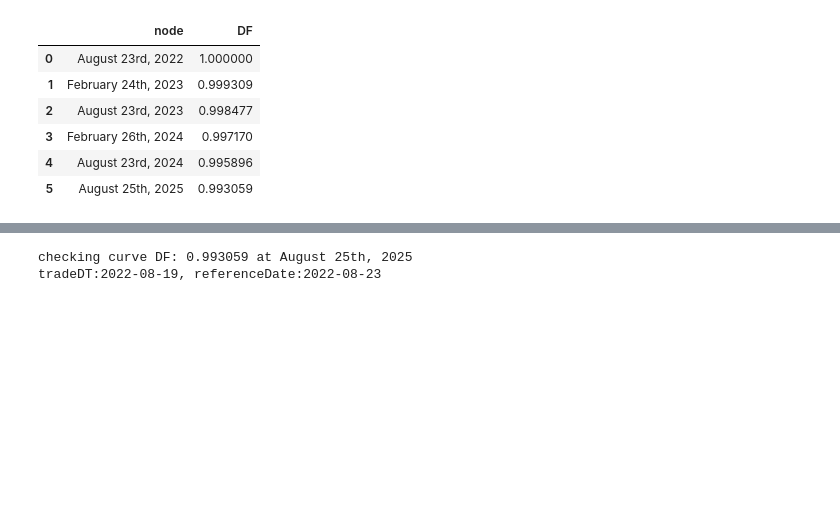
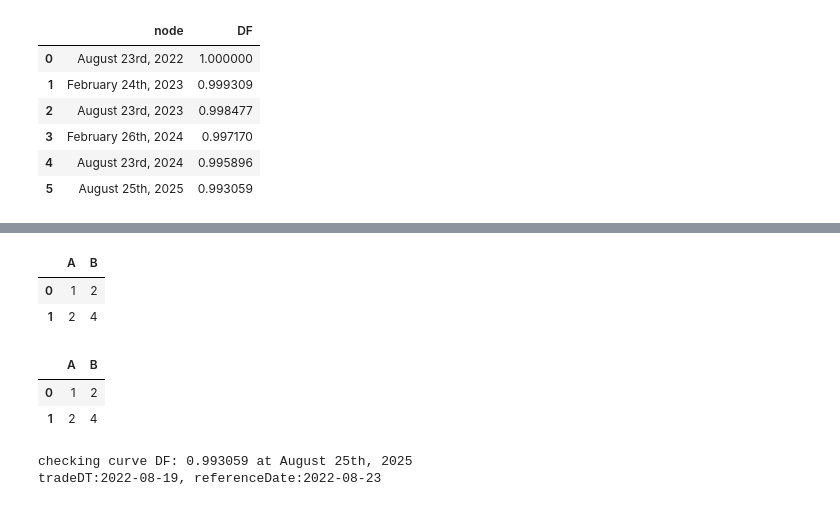
Before and after one commit to retrieveram/Python-Bond-Derivatives, a Jupyter notebook: ch02.ipynb, the cells around one changed output, grey strips where cells are left out. Saved outputs shown, nothing was run; the diff lists cells and outputs as text; code cells hidden in the pictures; blank space fills up the shorter version.

```diff
--- a/ch02.ipynb
+++ b/ch02.ipynb
@@ -38 +59,13 @@ tradeDT:2022-08-19, referenceDate:2022-08-23
+# %%
+display( pd.DataFrame(
+    ({'A':1, 'B':1*2}, {'A':2, 'B':2*2}   )) )
+display( pd.DataFrame(
+     {'A':x, 'B':x*2} for x in range(1,3)  ) )
+# %% [output]
+|  | A | B |
+| 0 | 1 | 2 |
+| 1 | 2 | 4 |
+|  | A | B |
+| 0 | 1 | 2 |
+| 1 | 2 | 4 |
 # %%
```
Also changed, not shown: parts of 14 cells of this notebook, 1 other file.
